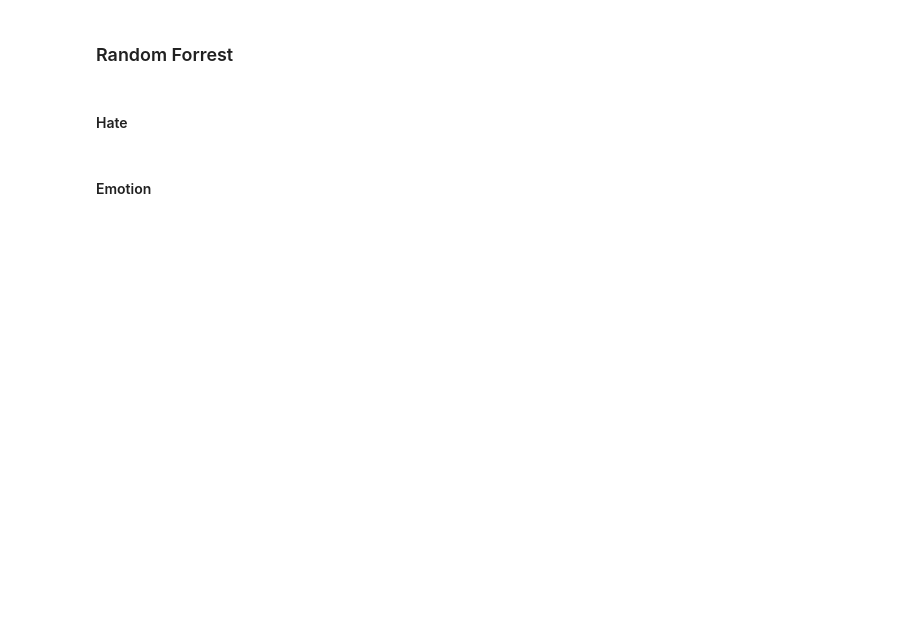
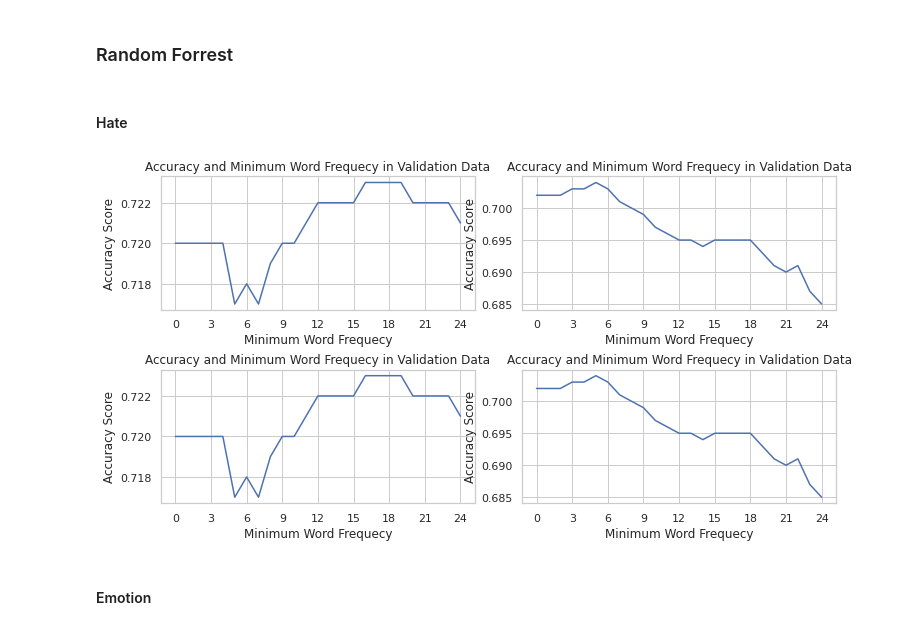
Before and after one commit to jonas-mika/twitter-hatespeech-detection, a Jupyter notebook: notebooks/project4.ipynb, the cells around one changed output. Saved outputs shown, nothing was run; the diff lists cells and outputs as text; code cells hidden in the pictures; blank space fills up the shorter version.

```diff
--- a/notebooks/project4.ipynb
+++ b/notebooks/project4.ipynb
@@ -872,3 +885,18 @@ RFC_hate_10=fit_model("RFC","hate",10)
+# %%
+RFC_hate=fit_model("RFC","hate",balance=False,remove_stop_=False)
+RFC_hate_bal=fit_model("RFC","hate",remove_stop_=False)
+RFC_hate_stop=fit_model("RFC","hate",balance=False)
+RFC_hate_bal_stop=fit_model("RFC","hate")
+# %%
+fig,ax= plt.subplots(2,2,figsize=(10,5))
+fig.tight_layout(pad=0.4, w_pad=1, h_pad=3.0)
+frequency=25
+plot_accuracy(frequency,"hate",RFC_hate,ax=ax[0,0])
+plot_accuracy(frequency,"hate",RFC_hate_bal,ax=ax[0,1])
+plot_accuracy(frequency,"hate",RFC_hate_stop,ax=ax[1,0])
+plot_accuracy(frequency,"hate",RFC_hate_bal_stop,ax=ax[1,1])
+# %% [output]
+[figure, added]
 # %%
 #model_prf_score("hate",13,Forest)
 # %% [markdown]
```
Also changed, not shown: parts of 38 cells of this notebook.
